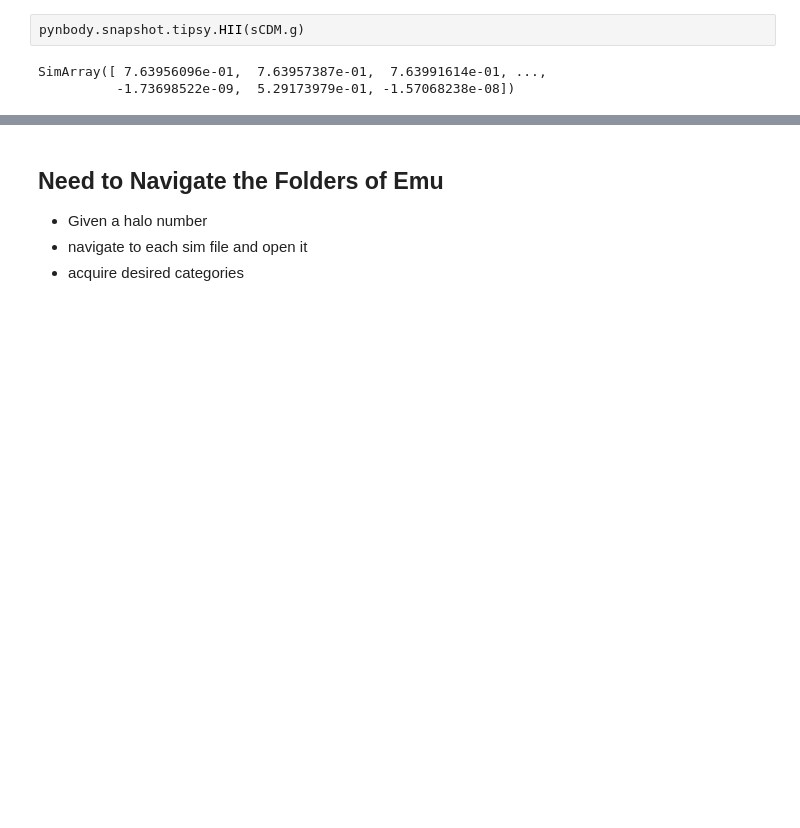
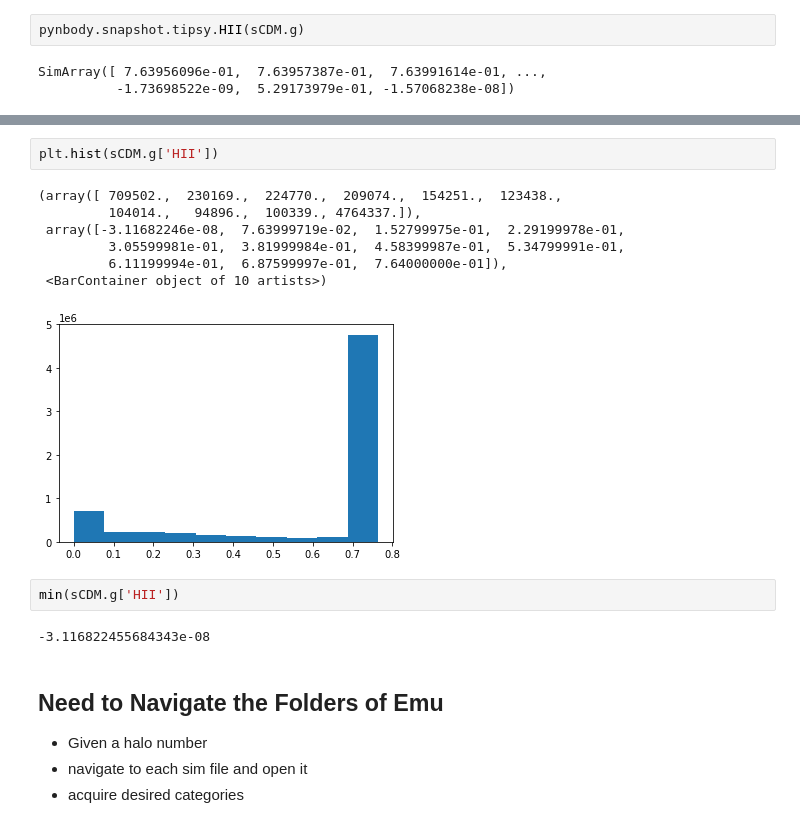
Before and after one commit to JosephWick/H1-merian, a Jupyter notebook: notebooks/BreathingQuantities.ipynb, the cells around one changed output, grey strips where cells are left out. Cells and saved outputs as stored; diff of their text form; blank space fills up the shorter version.

```diff
--- a/notebooks/BreathingQuantities.ipynb
+++ b/notebooks/BreathingQuantities.ipynb
@@ -100,3 +143,17 @@ SimArray([ 7.63956096e-01,  7.63957387e-01,  7.63991614e-01, ...,
+# %%
+plt.hist(sCDM.g['HII'])
+# %% [output]
+(array([ 709502.,  230169.,  224770.,  209074.,  154251.,  123438.,
+         104014.,   94896.,  100339., 4764337.]),
+ array([-3.11682246e-08,  7.63999719e-02,  1.52799975e-01,  2.29199978e-01,
+         3.05599981e-01,  3.81999984e-01,  4.58399987e-01,  5.34799991e-01,
+         6.11199994e-01,  6.87599997e-01,  7.64000000e-01]),
+ <BarContainer object of 10 artists>)
+[figure, added]
+# %%
+min(sCDM.g['HII'])
+# %% [output]
+-3.116822455684343e-08
 # %% [markdown]
 ## Need to Navigate the Folders of Emu
 
```
Also changed, not shown: parts of 5 cells of this notebook, 3 other files.
